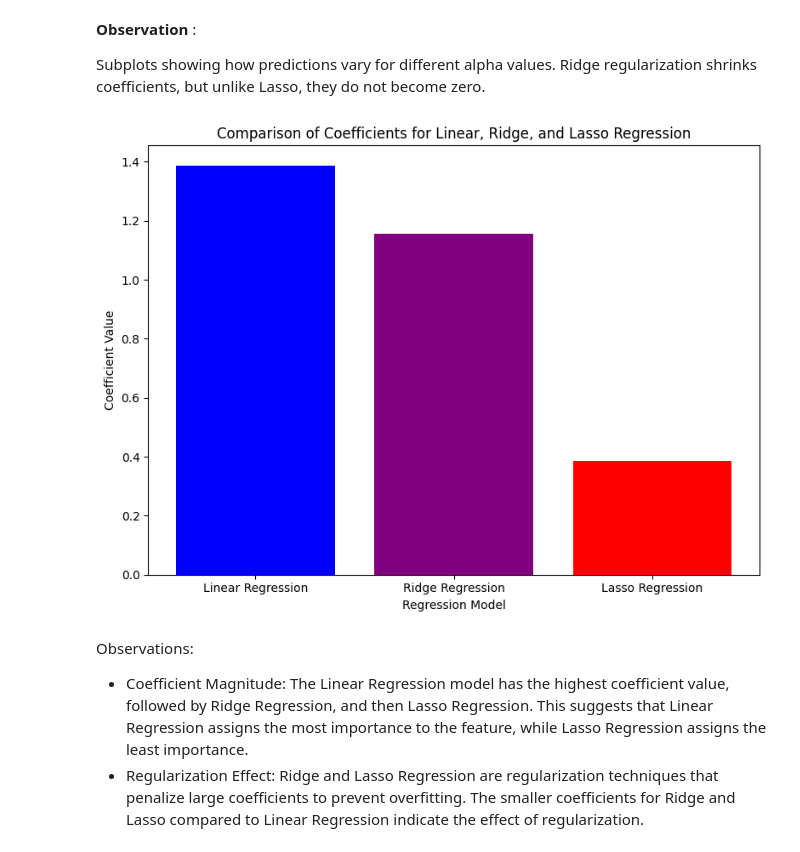
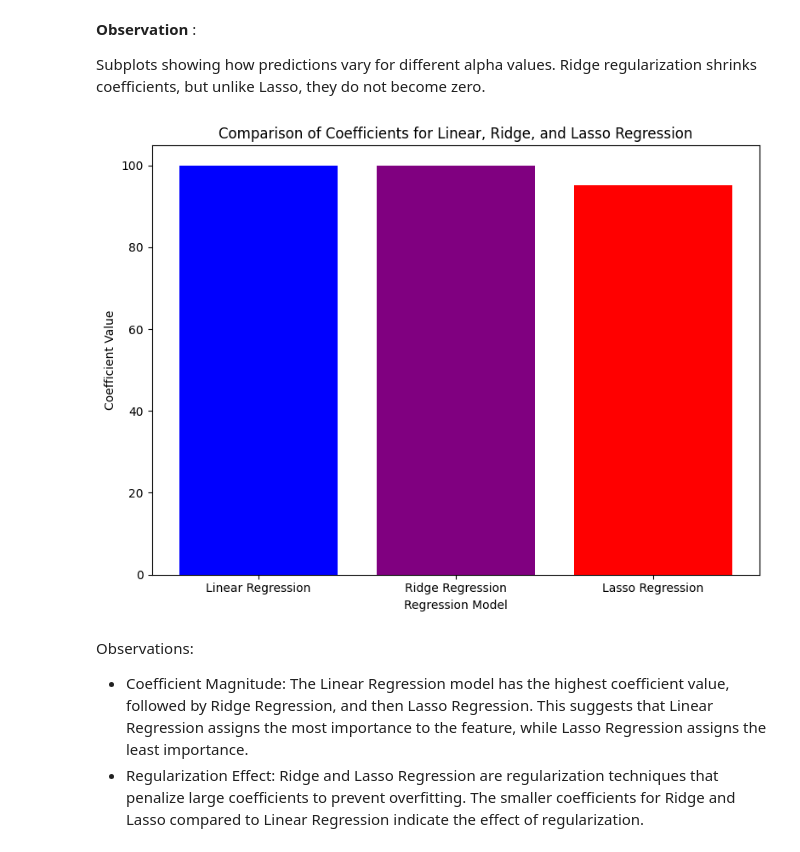
Before and after one commit to kolllurisiripavan/kolllurisiripavan, a Jupyter notebook: siripavan_ecp.ipynb, the cells around one changed output. Drawn from its saved outputs; the diff is of its cells as text; code cells hidden in the pictures.

```diff
--- a/siripavan_ecp.ipynb
+++ b/siripavan_ecp.ipynb
@@ -750,6 +785,8 @@ class LinearRegression:
 
     def predict(self, X):
         # Prediction formula
+        # Convert X to numeric if it's not already
+        X = X.astype(float)
         return X.dot(self.w) + self.b
 
     def print_weights(self):
@@ -795,0 +810,14 @@ Predictions for input [6 7 8] are: [11.93728249 13.91103737 15.88479225]
+# %%
+
+
+class LinearRegression:
+    # ... (rest of the class code) ...
+
+    def predict(self, X):
+        # Prediction formula
+        # Convert X to numeric if it's not already
+        # Replace '?' with NaN and then convert to float
+        X = X.astype(object).replace('?', np.nan).astype(float)
+        return X.dot(self.w) + self.b
+
+    # ... (rest of the class code) ...
@@ -1026,25 +1177,3 @@ def ridge_regression(data, predictors, alpha, models_to_plot={}):
     ret.extend([ridgereg.intercept_])  # Intercept
     ret.extend(ridgereg.coef_)  # Coefficients
     return ret
-# %%
-# Sample dataset
-data = pd.DataFrame({
-    'x': [1, 2, 3, 4, 5],
-    'y': [1.1, 2.0, 3.0, 3.8, 5.1]
-})
-data['x_squared'] = data['x']**2
-
-# Define predictors
-predictors = ['x', 'x_squared']
-
-# Define alpha values and models to plot
-alphas = [0.1, 1.0, 10.0]
-models_to_plot = {0.1: 131, 1.0: 132, 10.0: 133}
-
-# Plotting results
-plt.figure(figsize=(12, 4))
-for alpha in alphas:
-    result = ridge_regression(data, predictors, alpha, models_to_plot=models_to_plot)
-    print(f"Alpha: {alpha}, Results: {result}")
-
-plt.show()
@@ -1060,27 +1276,27 @@ Alpha: 10.0, Results: [2.4752423297118336, 2.9999999999999996, 0.349629724222617
 # %%
 
 
 # Sample regression results for the coefficients of Linear, Ridge, and Lasso
 results = {
-    "Linear Regression": {"Coefficients": [1.386]},
-    "Ridge Regression": {"Coefficients": [1.155]},
-    "Lasso Regression": {"Coefficients": [0.386]}
+    "Linear Regression": {"Coefficients": [99.84]},
+    "Ridge Regression": {"Coefficients": [99.81]},
+    "Lasso Regression": {"Coefficients": [95.2]}
 }
 
 # Extracting coefficients for plotting
 model_names = list(results.keys())
 coefficients = [result['Coefficients'][0] for result in results.values()]
 
 # Plotting the bar graph
 plt.figure(figsize=(8, 6))
 plt.bar(model_names, coefficients, color=['blue', 'purple', 'red'])
 plt.title('Comparison of Coefficients for Linear, Ridge, and Lasso Regression')
 plt.xlabel('Regression Model')
 plt.ylabel('Coefficient Value')
 plt.tight_layout()
 plt.show()
 # %% [output]
-[figure, old version]
+[figure, new version]
 # %% [markdown]
 Observations:
  * Coefficient Magnitude: The Linear Regression model has the highest coefficient value, followed by Ridge Regression, and then Lasso Regression. This suggests that Linear Regression assigns the most importance to the feature, while Lasso Regression assigns the least importance.
```
Also changed, not shown: parts of 15 cells of this notebook.
